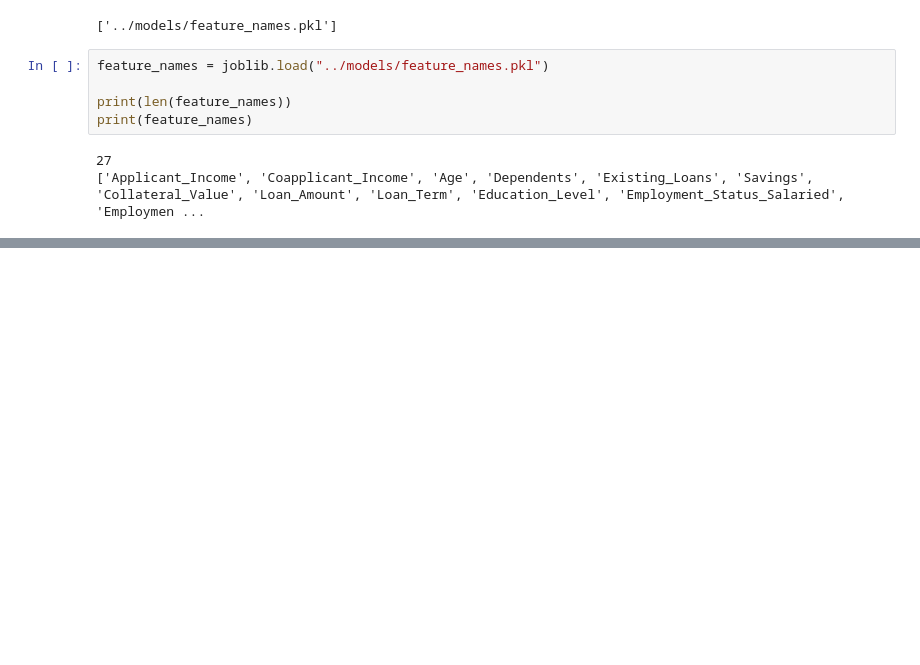
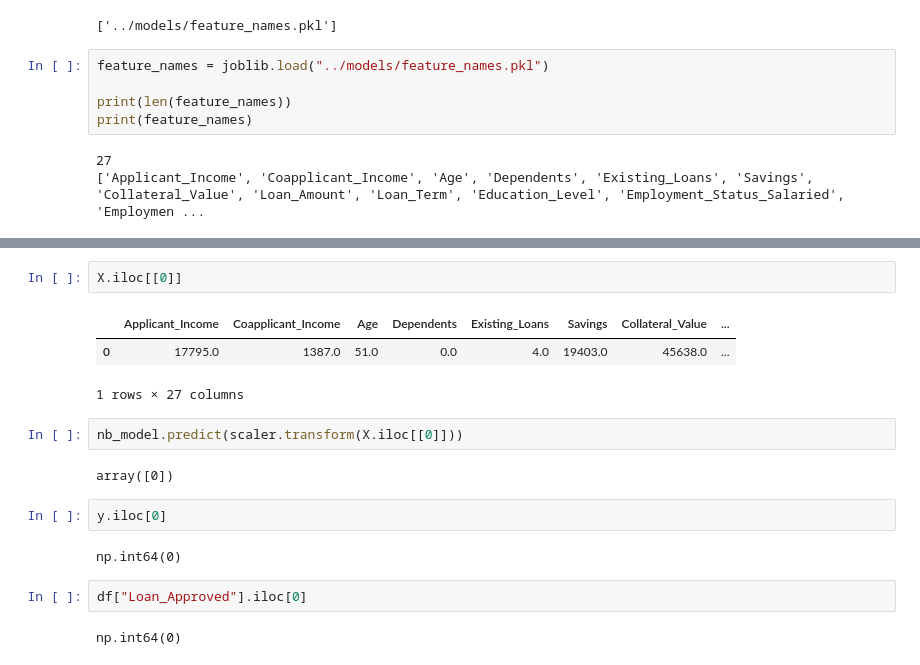
Before and after one commit to piyushhh-glitch/CreditWise-Loan-Approval-System, a Jupyter notebook: notebook/creditwise.ipynb, the cells around one changed output, grey strips where cells are left out. Drawn from its saved outputs; the diff is of its cells as text; blank space fills up the shorter version.

```diff
--- a/notebook/creditwise.ipynb
+++ b/notebook/creditwise.ipynb
@@ -599,0 +621,18 @@ print(feature_names)
+# %%
+X.iloc[[0]]
+# %% [output]
+|  | Applicant_Income | Coapplicant_Income | Age | Dependents | Existing_Loans | Savings | Collateral_Value | ... |
+| 0 | 17795.0 | 1387.0 | 51.0 | 0.0 | 4.0 | 19403.0 | 45638.0 | ... |
+1 rows × 27 columns
+# %%
+nb_model.predict(scaler.transform(X.iloc[[0]]))
+# %% [output]
+array([0])
+# %%
+y.iloc[0]
+# %% [output]
+np.int64(0)
+# %%
+df["Loan_Approved"].iloc[0]
+# %% [output]
+np.int64(0)
```
Also changed, not shown: parts of 2 cells of this notebook, 1 other file.
